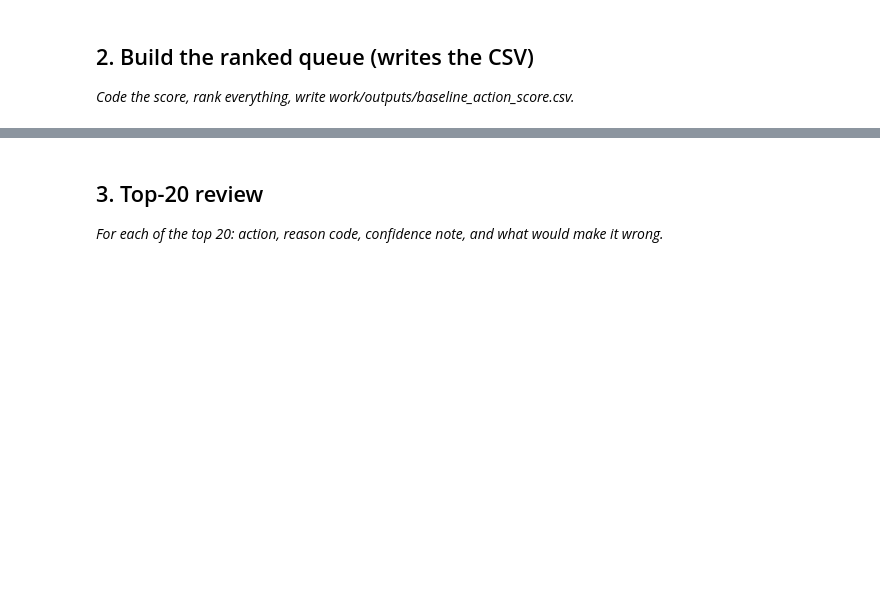
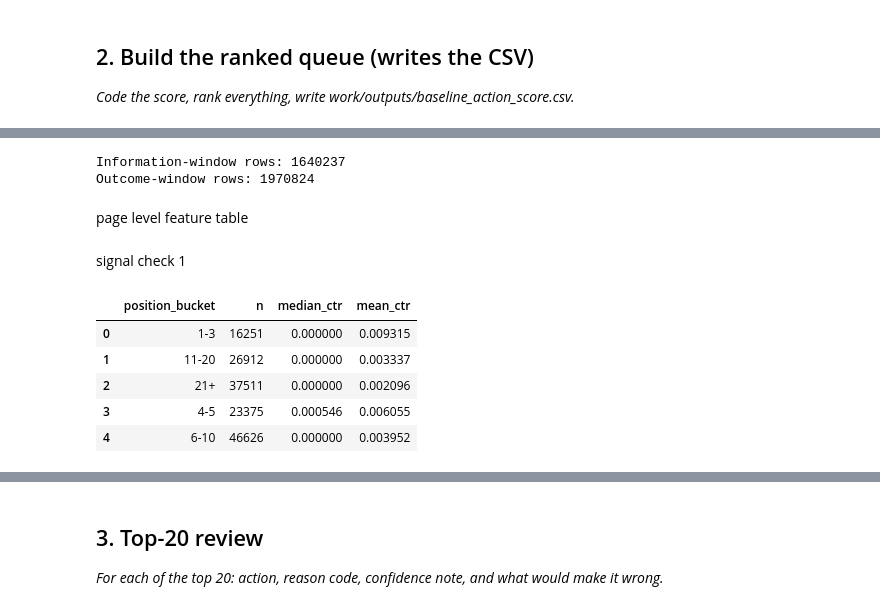
Before and after one commit to Jai-Kulkarni1905/Applied_Search_Intelligence, a Jupyter notebook: work/notebooks/w04_baseline_score.ipynb, the cells around one changed output, grey strips where cells are left out. Saved outputs shown, nothing was run; the diff lists cells and outputs as text; code cells hidden in the pictures; blank space fills up the shorter version.

Commit message:
signal checks done, ranking and coding next

```diff
--- a/work/notebooks/w04_baseline_score.ipynb
+++ b/work/notebooks/w04_baseline_score.ipynb
@@ -19,0 +112,80 @@ This skeleton is yours to fill. Work the sections **in order** — each one has
+# %%
+feature_df = df[
+    df["report_date"].dt.day <= 15
+].copy()
+
+outcome_df = df[
+    df["report_date"].dt.day >= 16
+].copy()
+
+print("Information-window rows:", len(feature_df))
+print("Outcome-window rows:", len(outcome_df))
+# %% [output]
+Information-window rows: 1640237
+Outcome-window rows: 1970824
+# %% [markdown]
+page level feature table
+# %%
+features = (
+    feature_df
+    .groupby(["client_hash_id", "content_hash_id"])
+    .agg(
+        impressions=("gsc_impressions", "sum"),
+        avg_position=("gsc_avg_position", "mean"),
+        sessions_organic=("sessions_organic", "sum"),
+        ga4_engaged_sessions=("ga4_engaged_sessions", "sum"),
+        clicks=("gsc_clicks", "sum")
+    )
+    .reset_index()
+)
+
+features["ctr"] = np.where(
+    features["impressions"] > 0,
+    features["clicks"] / features["impressions"],
+    np.nan
+)
+# %% [markdown]
+signal check 1
+# %%
+signal_df = features[
+    (features["impressions"] > 0) &
+    (features["ctr"].notna()) &
+    (features["avg_position"].notna()) &
+    (features["avg_position"] > 0)
+].copy()
+
+def position_bucket(position):
+    if position <= 3:
+        return "1-3"
+    elif position <= 5:
+        return "4-5"
+    elif position <= 10:
+        return "6-10"
+    elif position <= 20:
+        return "11-20"
+    else:
+        return "21+"
+
+signal_df["position_bucket"] = signal_df["avg_position"].apply(
+    position_bucket
+)
+
+ctr_signal_check = (
+    signal_df
+    .groupby("position_bucket", observed=False)
+    .agg(
+        n=("content_hash_id", "size"),
+        median_ctr=("ctr", "median"),
+        mean_ctr=("ctr", "mean")
+    )
+    .reset_index()
+)
+
+display(ctr_signal_check)
+# %% [output]
+|  | position_bucket | n | median_ctr | mean_ctr |
+| 0 | 1-3 | 16251 | 0.000000 | 0.009315 |
+| 1 | 11-20 | 26912 | 0.000000 | 0.003337 |
+| 2 | 21+ | 37511 | 0.000000 | 0.002096 |
+| 3 | 4-5 | 23375 | 0.000546 | 0.006055 |
+| 4 | 6-10 | 46626 | 0.000000 | 0.003952 |
```
Also changed, not shown: parts of 27 cells of this notebook.
